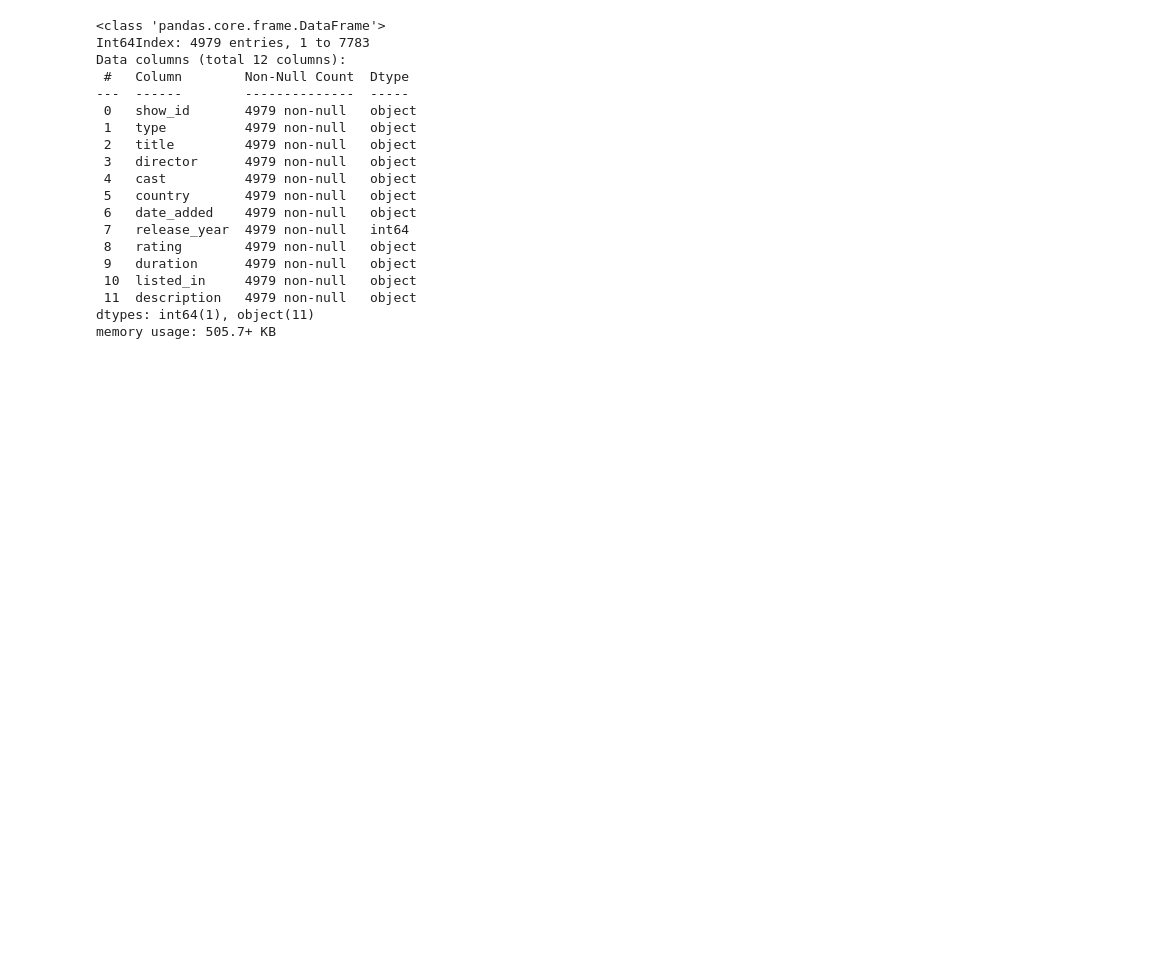
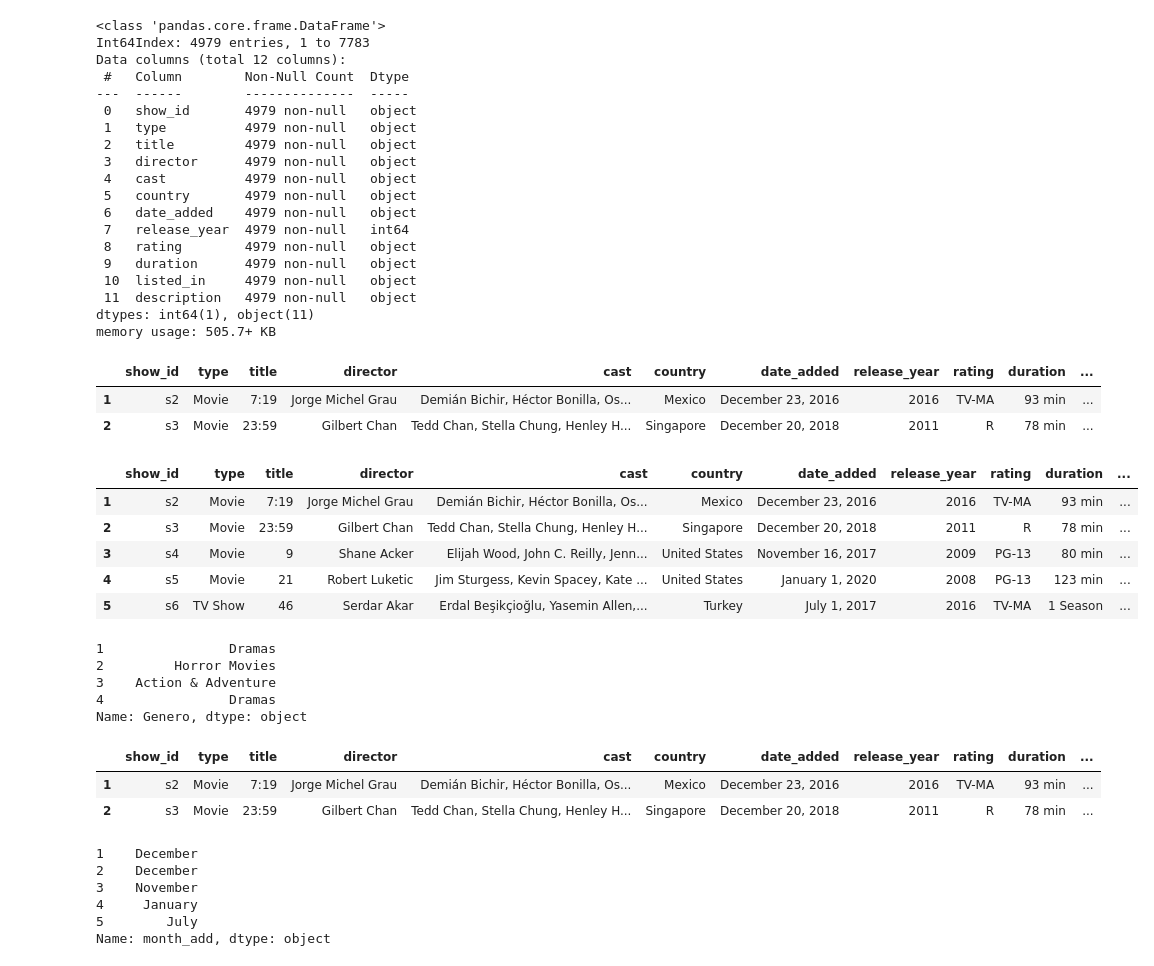
Before and after one commit to EddyGiusepe/Sistema_RECOMENDACION_Netflix, a Jupyter notebook: Netflix_RECOMMENDATION.ipynb, the cells around one changed output. Cells and saved outputs as stored; diff of their text form; code cells hidden in the pictures; blank space fills up the shorter version.

```diff
--- a/Netflix_RECOMMENDATION.ipynb
+++ b/Netflix_RECOMMENDATION.ipynb
@@ -253,3 +254,22 @@ Data columns (total 12 columns):
  11  description   4979 non-null   object
 dtypes: int64(1), object(11)
 memory usage: 505.7+ KB
+# %%
+df.head(2)
+# %% [output]
+|  | show_id | type | title | director | cast | country | date_added | release_year | rating | duration | ... |
+| 1 | s2 | Movie | 7:19 | Jorge Michel Grau | Demián Bichir, Héctor Bonilla, Os... | Mexico | December 23, 2016 | 2016 | TV-MA | 93 min | ... |
+| 2 | s3 | Movie | 23:59 | Gilbert Chan | Tedd Chan, Stella Chung, Henley H... | Singapore | December 20, 2018 | 2011 | R | 78 min | ... |
+# %%
+# A seguir adicionamos algumas "novas colunas" (na verdade trocamos de nomes)
+
+df = df.rename(columns={"listed_in":"Genero"})
+# %%
+df.head(5)
+# %% [output]
+|  | show_id | type | title | director | cast | country | date_added | release_year | rating | duration | ... |
+| 1 | s2 | Movie | 7:19 | Jorge Michel Grau | Demián Bichir, Héctor Bonilla, Os... | Mexico | December 23, 2016 | 2016 | TV-MA | 93 min | ... |
+| 2 | s3 | Movie | 23:59 | Gilbert Chan | Tedd Chan, Stella Chung, Henley H... | Singapore | December 20, 2018 | 2011 | R | 78 min | ... |
+| 3 | s4 | Movie | 9 | Shane Acker | Elijah Wood, John C. Reilly, Jenn... | United States | November 16, 2017 | 2009 | PG-13 | 80 min | ... |
+| 4 | s5 | Movie | 21 | Robert Luketic | Jim Sturgess, Kevin Spacey, Kate ... | United States | January 1, 2020 | 2008 | PG-13 | 123 min | ... |
+| 5 | s6 | TV Show | 46 | Serdar Akar | Erdal Beşikçioğlu, Yasemin Allen,... | Turkey | July 1, 2017 | 2016 | TV-MA | 1 Season | ... |
@@ -255,0 +278,10 @@ memory usage: 505.7+ KB
+# %%
+# Ao aplicar a função anterior, observaremos que só pegamos a primeira frase da coluna "Gênero"
+
+df["Genero"].head(4)
+# %% [output]
+1                Dramas
+2         Horror Movies
+3    Action & Adventure
+4                Dramas
+Name: Genero, dtype: object
@@ -255,0 +292,18 @@ memory usage: 505.7+ KB
+# %%
+df.head(2)
+# %% [output]
+|  | show_id | type | title | director | cast | country | date_added | release_year | rating | duration | ... |
+| 1 | s2 | Movie | 7:19 | Jorge Michel Grau | Demián Bichir, Héctor Bonilla, Os... | Mexico | December 23, 2016 | 2016 | TV-MA | 93 min | ... |
+| 2 | s3 | Movie | 23:59 | Gilbert Chan | Tedd Chan, Stella Chung, Henley H... | Singapore | December 20, 2018 | 2011 | R | 78 min | ... |
+# %%
+# Vamos adicionar os meses também, assim:
+
+df["month_add"] = df['date_added'].apply(lambda x: x.split(" ")[0])
+df["month_add"].head()
+# %% [output]
+1    December
+2    December
+3    November
+4     January
+5        July
+Name: month_add, dtype: object
```
Also changed, not shown: parts of 6 cells of this notebook.
